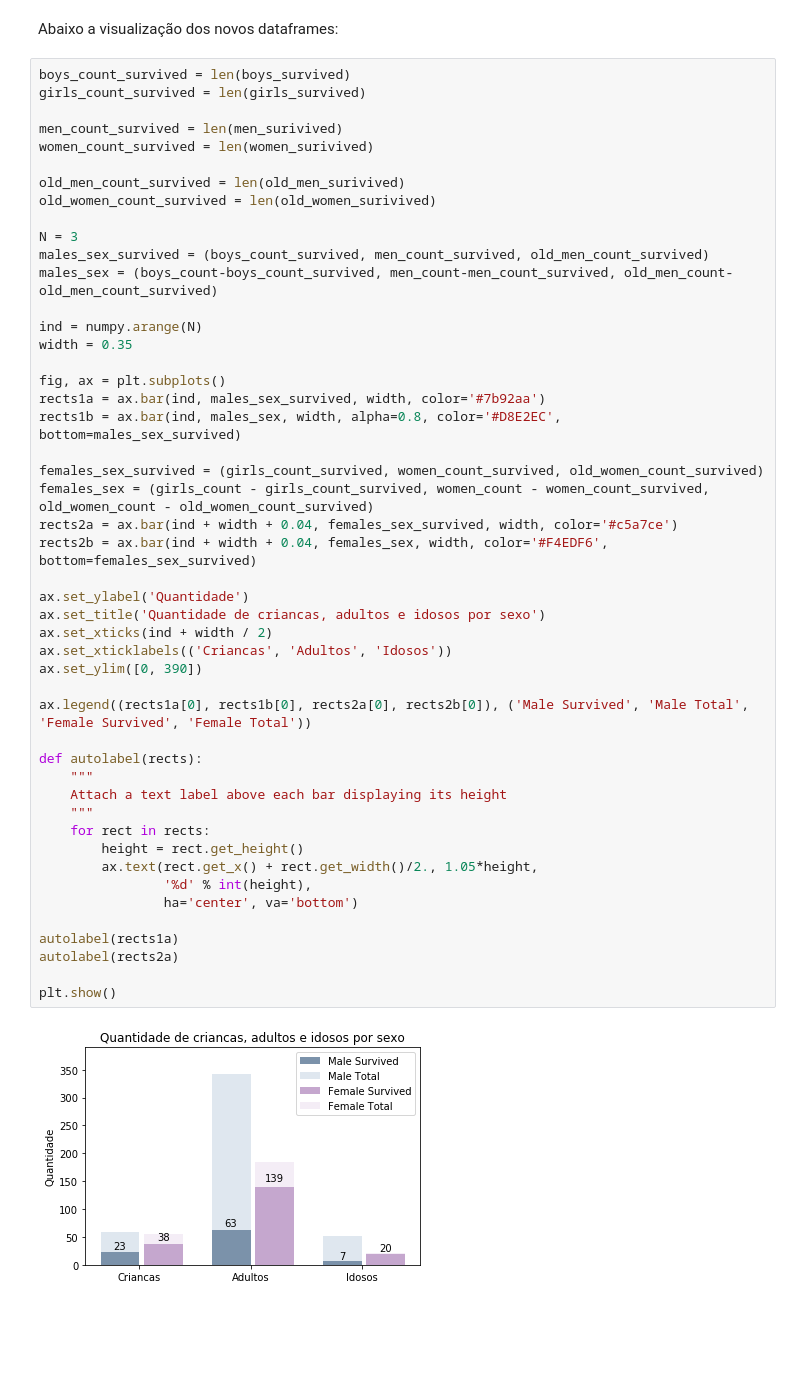
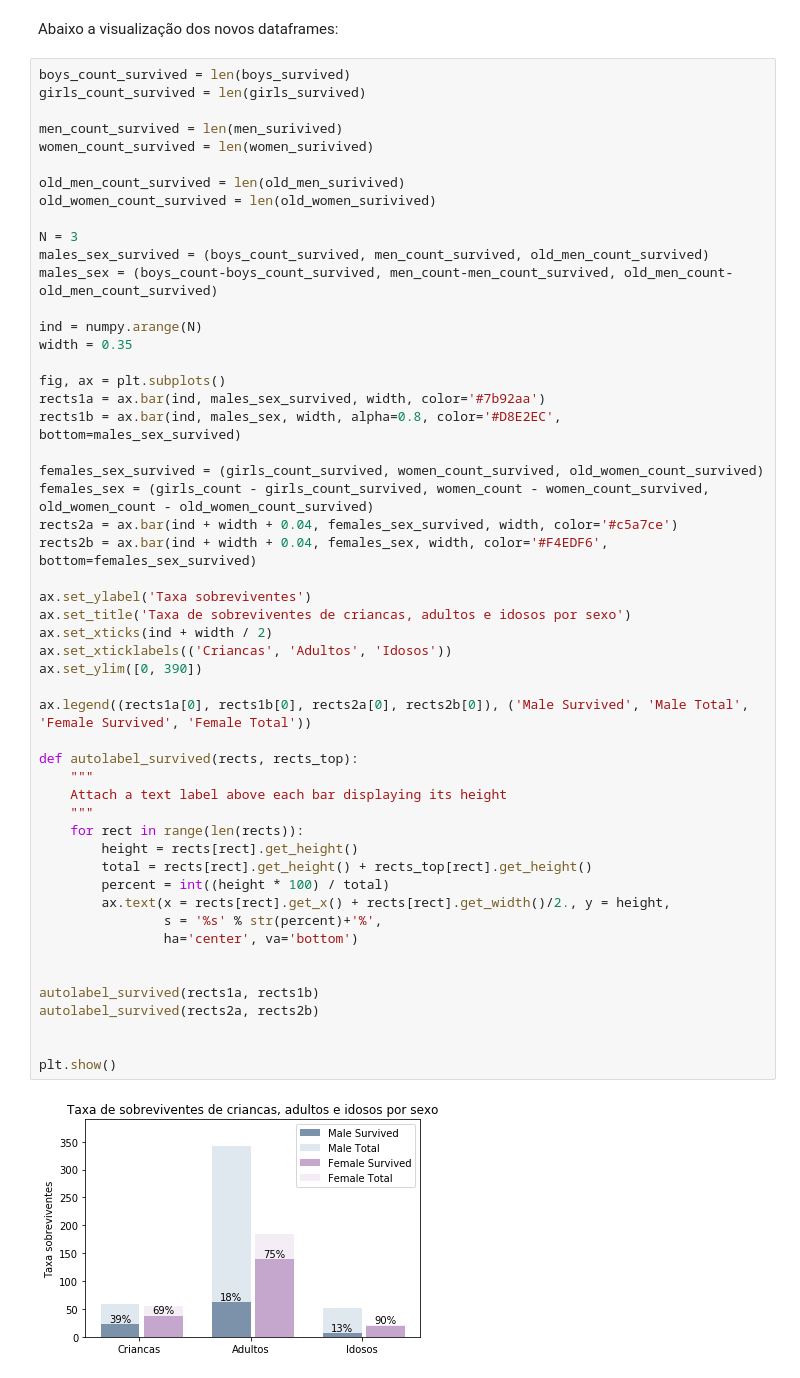
Before and after one commit to Manyizi101/udacity-data-analyst-nanodegree-1, a Jupyter notebook: project2/udacity-project2-titanic-data.ipynb, the cells around one changed output. Cells and saved outputs as stored; diff of their text form; blank space fills up the shorter version.

```diff
--- a/project2/udacity-project2-titanic-data.ipynb
+++ b/project2/udacity-project2-titanic-data.ipynb
@@ -459,40 +459,44 @@ old_women_count_survived = len(old_women_surivived)
 N = 3
 males_sex_survived = (boys_count_survived, men_count_survived, old_men_count_survived)
 males_sex = (boys_count-boys_count_survived, men_count-men_count_survived, old_men_count-old_men_count_survived)
 
 ind = numpy.arange(N)
 width = 0.35
 
 fig, ax = plt.subplots()
 rects1a = ax.bar(ind, males_sex_survived, width, color='#7b92aa')
 rects1b = ax.bar(ind, males_sex, width, alpha=0.8, color='#D8E2EC', bottom=males_sex_survived)
 
 females_sex_survived = (girls_count_survived, women_count_survived, old_women_count_survived)
 females_sex = (girls_count - girls_count_survived, women_count - women_count_survived, old_women_count - old_women_count_survived)
 rects2a = ax.bar(ind + width + 0.04, females_sex_survived, width, color='#c5a7ce')
 rects2b = ax.bar(ind + width + 0.04, females_sex, width, color='#F4EDF6', bottom=females_sex_survived)
 
-ax.set_ylabel('Quantidade')
-ax.set_title('Quantidade de criancas, adultos e idosos por sexo')
+ax.set_ylabel('Taxa sobreviventes')
+ax.set_title('Taxa de sobreviventes de criancas, adultos e idosos por sexo')
 ax.set_xticks(ind + width / 2)
 ax.set_xticklabels(('Criancas', 'Adultos', 'Idosos'))
 ax.set_ylim([0, 390])
 
 ax.legend((rects1a[0], rects1b[0], rects2a[0], rects2b[0]), ('Male Survived', 'Male Total', 'Female Survived', 'Female Total'))
 
-def autolabel(rects):
+def autolabel_survived(rects, rects_top):
     """
     Attach a text label above each bar displaying its height
     """
-    for rect in rects:
-        height = rect.get_height()
-        ax.text(rect.get_x() + rect.get_width()/2., 1.05*height,
-                '%d' % int(height),
+    for rect in range(len(rects)):
+        height = rects[rect].get_height()
+        total = rects[rect].get_height() + rects_top[rect].get_height()
+        percent = int((height * 100) / total)
+        ax.text(x = rects[rect].get_x() + rects[rect].get_width()/2., y = height,
+                s = '%s' % str(percent)+'%',
                 ha='center', va='bottom')
 
-autolabel(rects1a)
-autolabel(rects2a)
+
+autolabel_survived(rects1a, rects1b)
+autolabel_survived(rects2a, rects2b)
+
 
 plt.show()
 # %% [output]
-[figure, old version]
+[figure, new version]
```
Also changed, not shown: parts of 1 cell of this notebook.
